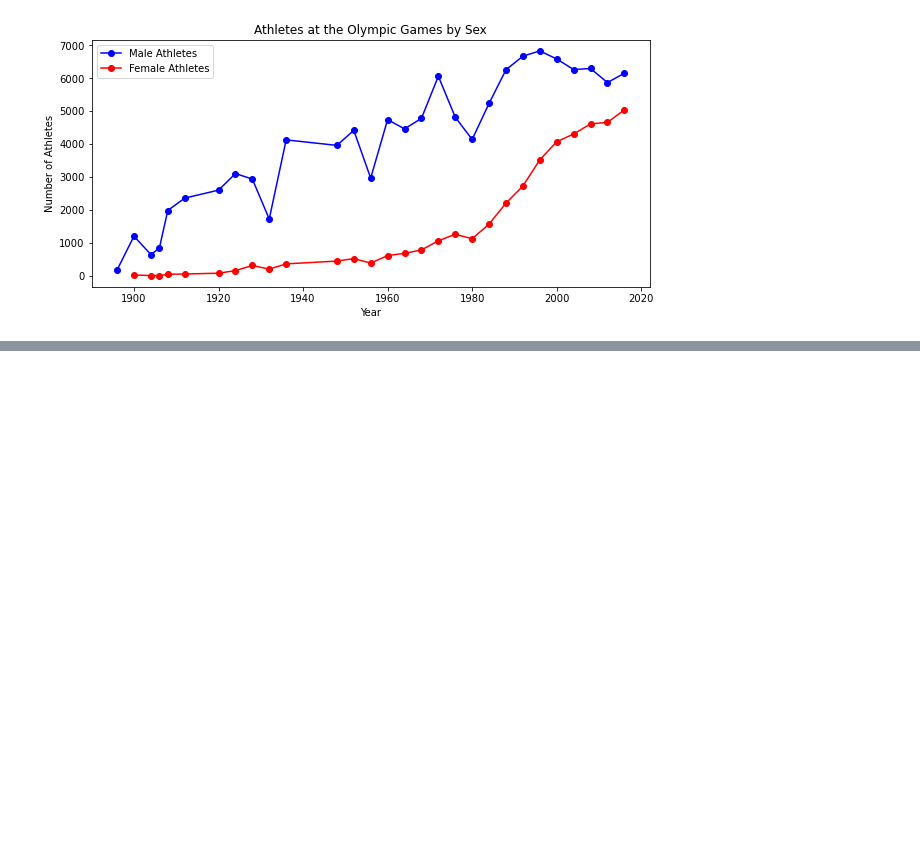
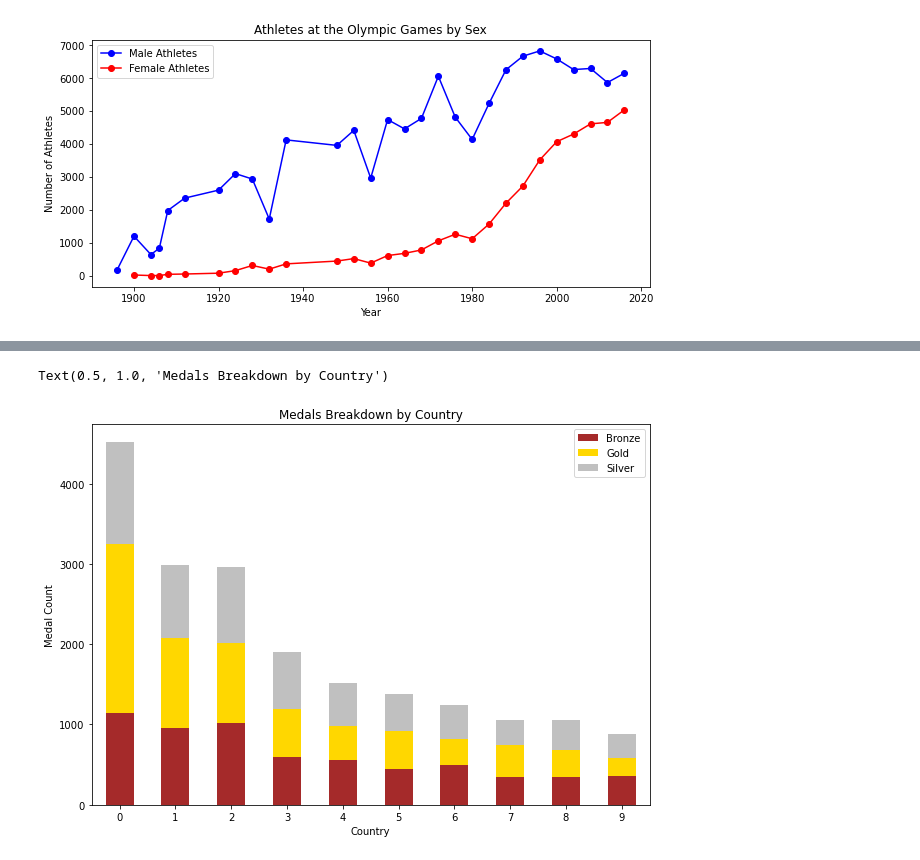
Before and after one commit to sissa81/project1, a Jupyter notebook: olympics.ipynb, the cells around one changed output, grey strips where cells are left out. Cells and saved outputs as stored; diff of their text form; code cells hidden in the pictures; blank space fills up the shorter version.

```diff
--- a/olympics.ipynb
+++ b/olympics.ipynb
@@ -293,0 +330,11 @@ Text(0.5, 1.0, 'Athletes at the Olympic Games by Sex')
+# %%
+# Generate stacked bar chart with medals breakdown by top summer countries
+medal_color = ['brown','gold','silver']
+top_summer[:10].plot(kind = 'bar', stacked = True, figsize = (10,7), color= medal_color)
+plt.xticks(rotation=0)
+plt.ylabel('Medal Count')
+plt.xlabel('Country')
+plt.title('Medals Breakdown by Country')
+# %% [output]
+Text(0.5, 1.0, 'Medals Breakdown by Country')
+[figure, added]
```
Also changed, not shown: parts of 9 cells of this notebook.
